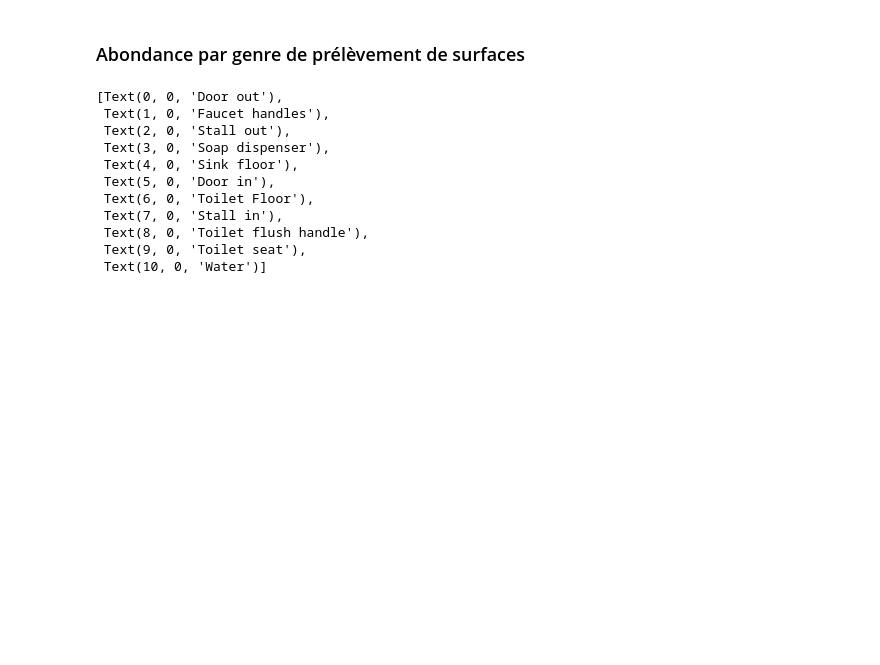
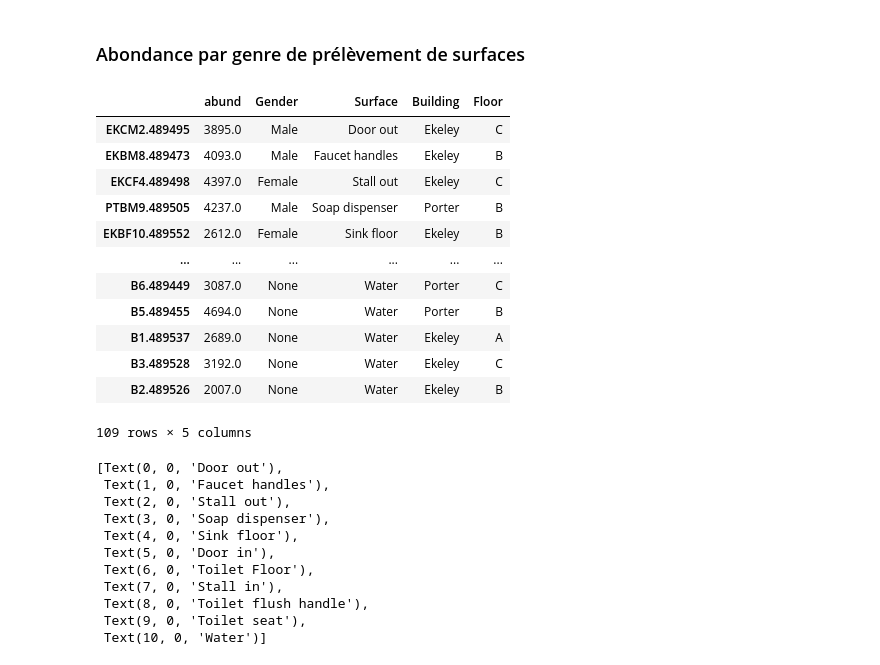
Before and after one commit to gennaBnh/ProjetVDB, a Jupyter notebook: VDB_poster.ipynb, the cells around one changed output. Drawn from its saved outputs; the diff is of its cells as text; code cells hidden in the pictures; blank space fills up the shorter version.

```diff
--- a/VDB_poster.ipynb
+++ b/VDB_poster.ipynb
@@ -193,3 +215,39 @@ for item, column in dataset.items():
             dict_gender[surf] = {'Male': 0, 'Female': 0, 'None': 0}
 
         dict_gender[surf][gender] += dataset[item].sum()
+# %%
+dataset_place = dataset.drop(['ConsensusLineage'], axis=1).set_index(dataset["#OTU ID"]).drop(['#OTU ID'], axis=1).copy()
+dataset_place = dataset_place.T
+
+gender_list, surf_list, building_list, floor_list = [], [], [], []
+
+for index, row in dataset_place.iterrows():
+    gender_list.append(meta.loc[meta["SampleID"] == index]["Gender"].values[0])
+    surf_list.append(meta.loc[meta["SampleID"] == index]["Surface"].values[0])
+    building_list.append(meta.loc[meta["SampleID"] == index]["Building"].values[0])
+    floor_list.append(meta.loc[meta["SampleID"] == index]["Floor"].values[0])
+
+prov = dataset_place.sum(axis=1)
+dataset_place = prov.to_frame(name="abund")
+
+
+dataset_place['Gender'] = gender_list
+dataset_place['Surface'] = surf_list
+dataset_place['Building'] = building_list
+dataset_place['Floor'] = floor_list
+
+dataset_place
+# %% [output]
+|  | abund | Gender | Surface | Building | Floor |
+| EKCM2.489495 | 3895.0 | Male | Door out | Ekeley | C |
+| EKBM8.489473 | 4093.0 | Male | Faucet handles | Ekeley | B |
+| EKCF4.489498 | 4397.0 | Female | Stall out | Ekeley | C |
+| PTBM9.489505 | 4237.0 | Male | Soap dispenser | Porter | B |
+| EKBF10.489552 | 2612.0 | Female | Sink floor | Ekeley | B |
+| ... | ... | ... | ... | ... | ... |
+| B6.489449 | 3087.0 | None | Water | Porter | C |
+| B5.489455 | 4694.0 | None | Water | Porter | B |
+| B1.489537 | 2689.0 | None | Water | Ekeley | A |
+| B3.489528 | 3192.0 | None | Water | Ekeley | C |
+| B2.489526 | 2007.0 | None | Water | Ekeley | B |
+109 rows × 5 columns
```
Also changed, not shown: parts of 14 cells of this notebook.
